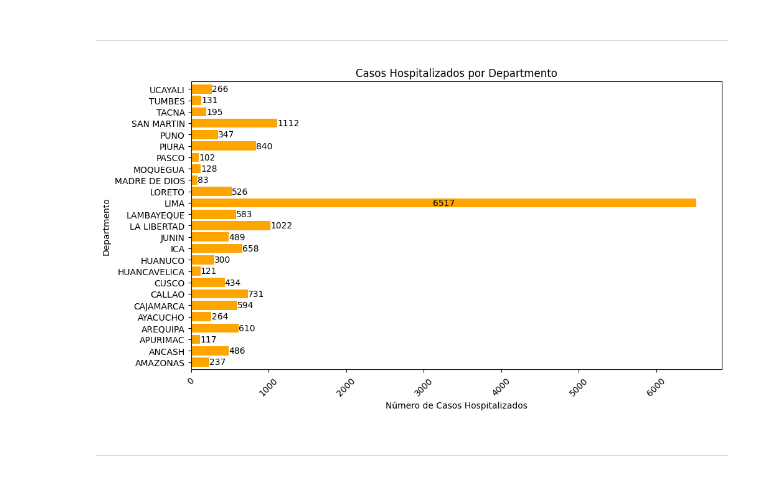
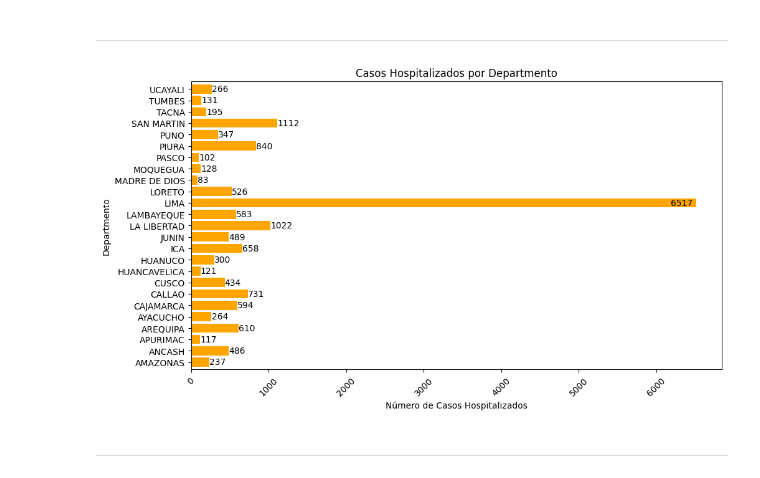
Before and after one commit to Sergius-DS/elecciOn_datasets, a Jupyter notebook: diabetes_EDA_Limpieza_04_Dic2024.ipynb, the cells around one changed output. Cells and saved outputs as stored; diff of their text form; code cells hidden in the pictures.

```diff
--- a/diabetes_EDA_Limpieza_04_Dic2024.ipynb
+++ b/diabetes_EDA_Limpieza_04_Dic2024.ipynb
@@ -426,7 +426,7 @@ plt.xticks(rotation=45)
 # Añadir etiquetas de valores fuera de las barras
 for i, v in enumerate(hospitalized_data):
     if v > 200000:
-        plt.text((v + 1)/2, i, str(v),ha= 'center', va='center', color='white')  # Ajustar posición etiqueta
+        plt.text((v + 1)*0.96, i, str(v),ha= 'center', va='center', color='white')  # Ajustar posición etiqueta
     else:
         plt.text(v + 1, i, str(v), va='center')
 
@@ -440,29 +440,29 @@ plt.show()
 # %%
 plt.figure(figsize=(11, 6))
 # Darle nueva forma a los datos para facilitar su representación gráfica
 plot_data = ds.groupby('DEPARTAMENTO')['HOSPITALIZADO'].value_counts().unstack(fill_value=0)
 
 # Filtrar para retener solo los casos hospitalizados
 # Mantener solo la columna HOSPITALIZADO == 1
 hospitalized_data = plot_data[1]
 
 # Gráfico de barras horizontales que muestre solo los casos hospitalizados
 hospitalized_data.plot(kind='barh', color='orange', width=0.8)
 plt.title('Casos Hospitalizados por Departmento')
 plt.xlabel('Número de Casos Hospitalizados')
 plt.ylabel('Departmento')
 plt.xticks(rotation=45)
 
 # Añadir etiquetas de valores fuera de las barras
 for i, v in enumerate(hospitalized_data):
     if v > 6000:
-        plt.text((v + 1)/2, i, str(v),ha= 'center', va='center', color='black')  # Ajustar posición etiqueta
+        plt.text((v + 1)*0.992, i, str(v),ha='right', va='center', color='black')  # Ajustar posición etiqueta
     else:
         plt.text(v + 1, i, str(v), va='center')
 
 plt.show()
 # %% [output]
-[figure, old version]
+[figure, new version]
 # %% [markdown]
 
 
```
Also changed, not shown: parts of 1 cell of this notebook.
